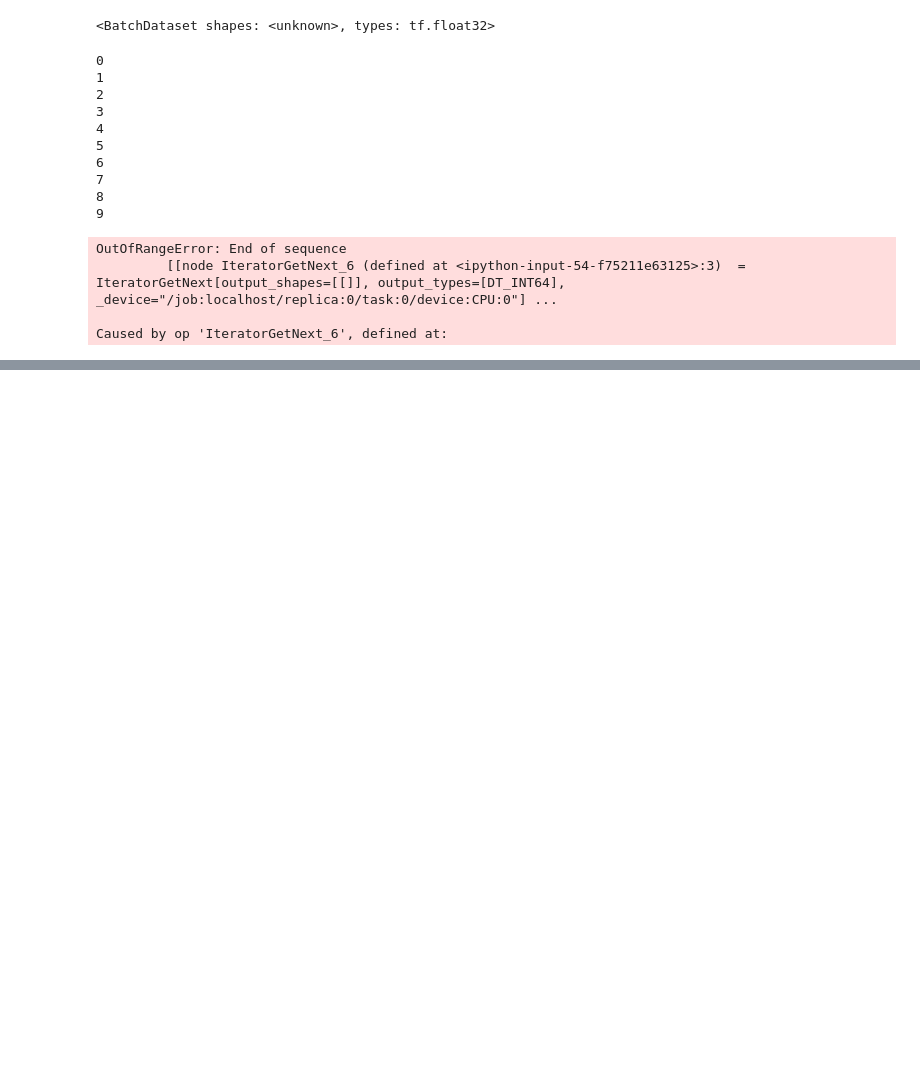
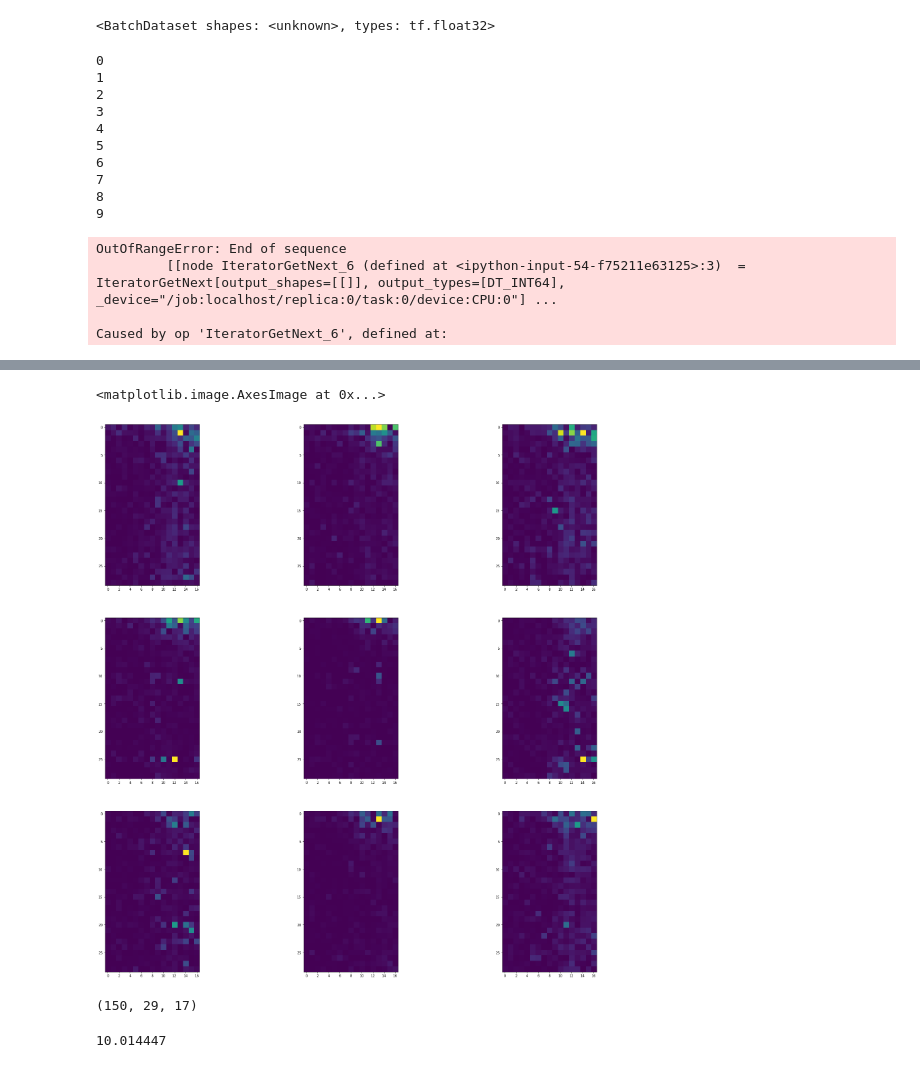
Before and after one commit to createamind/DRL, a Jupyter notebook: spinup/algos/sac_rnn_model/Untitled.ipynb, the cells around one changed output, grey strips where cells are left out. Drawn from its saved outputs; the diff is of its cells as text; code cells hidden in the pictures; blank space fills up the shorter version.

```diff
--- a/spinup/algos/sac_rnn_model/Untitled.ipynb
+++ b/spinup/algos/sac_rnn_model/Untitled.ipynb
@@ -182,0 +221,31 @@ Caused by op 'IteratorGetNext_6', defined at:
+# %%
+rc['figure.figsize'] = [30, 30]
+plt.subplot(331)
+plt.imshow(loss[9])
+plt.subplot(332)
+plt.imshow(loss[10])
+plt.subplot(333)
+plt.imshow(loss[11])
+plt.subplot(334)
+plt.imshow(loss[13])
+plt.subplot(335)
+plt.imshow(loss[14])
+plt.subplot(336)
+plt.imshow(loss[15])
+plt.subplot(337)
+plt.imshow(loss[16])
+plt.subplot(338)
+plt.imshow(loss[17])
+plt.subplot(339)
+plt.imshow(loss[18])
+# %% [output]
+<matplotlib.image.AxesImage at 0x...>
+[figure, added]
+# %%
+loss.shape
+# %% [output]
+(150, 29, 17)
+# %%
+loss.max()
+# %% [output]
+10.014447
```
Also changed, not shown: parts of 34 cells of this notebook, 3 other files.
